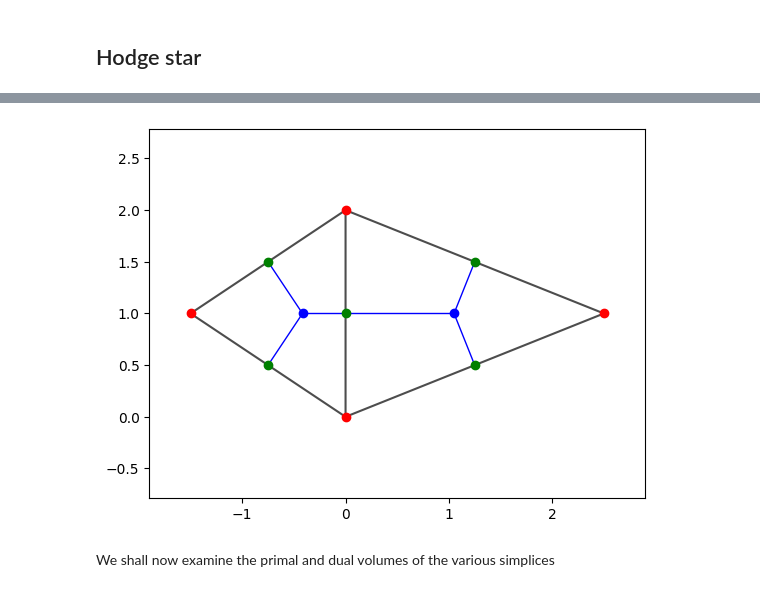
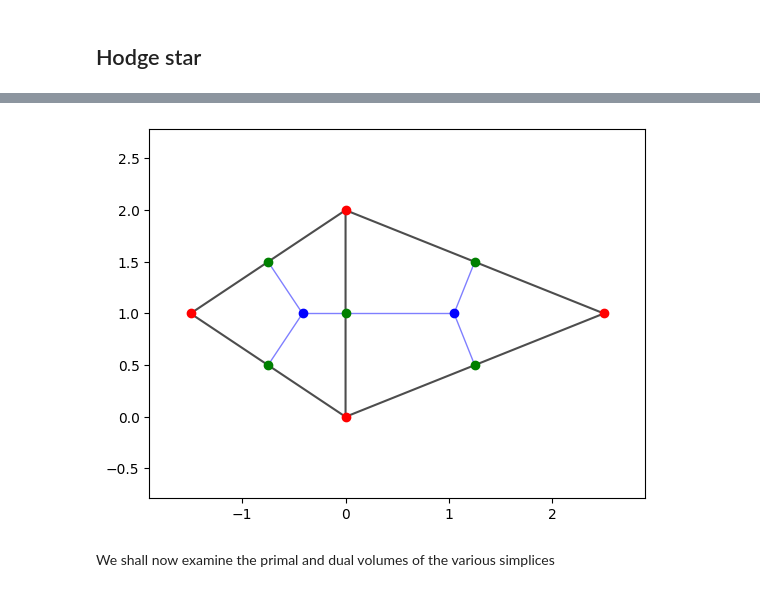
Before and after one commit to discrete-exterior-calculus/dec-icts-2025, a Jupyter notebook: PyDEC-intro.ipynb, the cells around one changed output, grey strips where cells are left out. Cells and saved outputs as stored; diff of their text form; code cells hidden in the pictures.

```diff
--- a/PyDEC-intro.ipynb
+++ b/PyDEC-intro.ipynb
@@ -224,35 +225,35 @@ for s_index, simplex in enumerate(sc.simplices):
             if len(opp_s_index) != 0:
                 opp_s_index = opp_s_index.pop()
                 opp_cc_simplex = sc[2].circumcenter[opp_s_index]
                 opp_cc_simplex = tuple(opp_cc_simplex)
                 dual_lines.add((cc_simplex,opp_cc_simplex))
                 remove_dual_lines.add((cc_edge, cc_simplex))
                 # There is still a catch! The triangle could be right angled and have the
                 # circumcenter on its hypotenuse. Then, have to factor this degeneracy of
                 # half dual edges while building the visualization.
                 if cc_oppvrtx_sign < 0:
                     remove_dual_lines.add((cc_edge, opp_cc_simplex))
                 else:
                     # For a right angled triangle, do not remove the edge center to
                     # circumcenter dual line since it does not exist.
                     pass
 
 dual_lines -= remove_dual_lines
 dual_lines = list(dual_lines)
 col = LineCollection(dual_lines, zorder=1)
 col.set_linewidth(1)
-col.set_alpha(1)
+col.set_alpha(0.5)
 col.set_edgecolor((0, 0, 1))
 ax = plt.gca()
 ax.set_facecolor('none')
 ax.add_collection(col, autolim=True)
 ax.autoscale_view()
 ax.set_aspect('equal')
 xmin, ymin, xmax, ymax = ax.dataLim.extents
 ax.set_xlim((xmin - (xmax-xmin)*.1, xmax + (xmax-xmin)*.1))
 ax.set_ylim((ymin - (ymax-ymin)*.1, ymax + (ymax-ymin)*.1));
 # %% [output]
-[figure, old version]
+[figure, new version]
 # %% [markdown]
 We shall now examine the primal and dual volumes of the various simplices
 # %%
```
Also changed, not shown: parts of 26 cells of this notebook.
